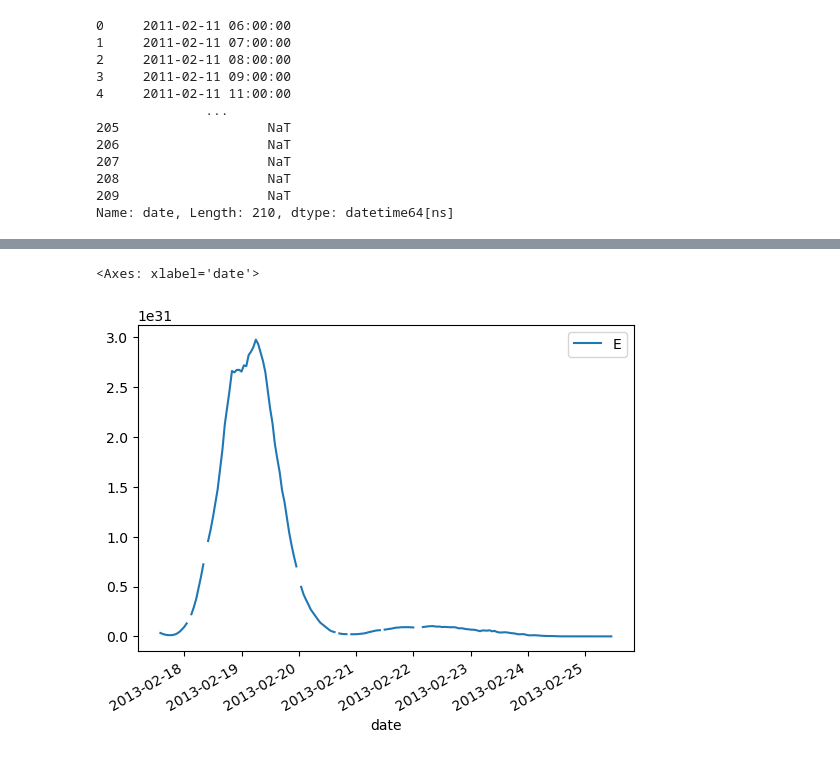
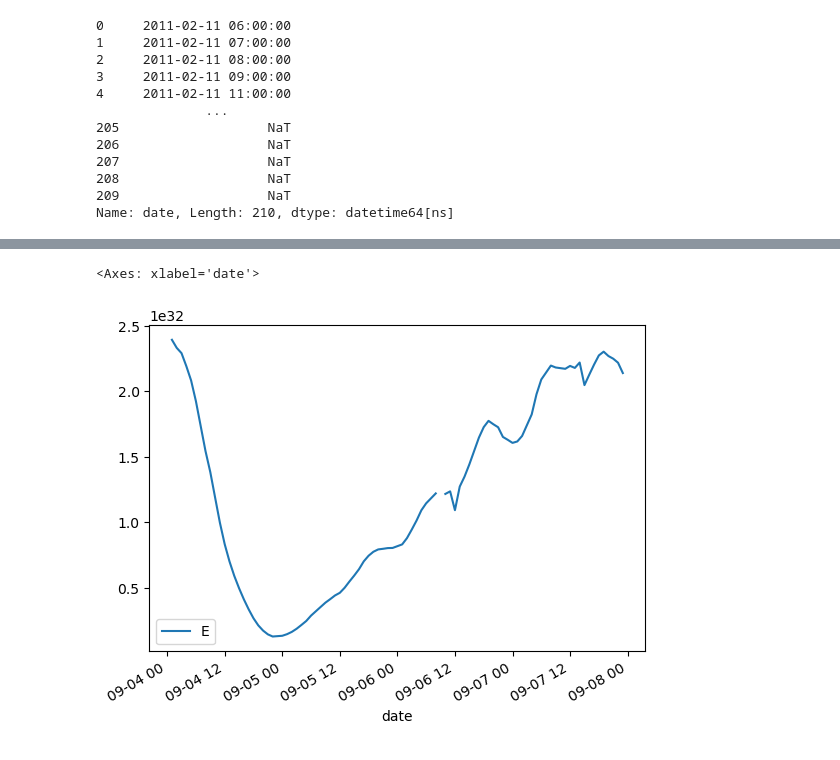
Before and after one commit to jakezetci/sun, a Jupyter notebook: distance_test.ipynb, the cells around one changed output, grey strips where cells are left out. Drawn from its saved outputs; the diff is of its cells as text; code cells hidden in the pictures.

Commit message:
new data (bad)

```diff
--- a/distance_test.ipynb
+++ b/distance_test.ipynb
@@ -63,5 +67,14 @@ df_2 = pd.DataFrame({'E': pd.Series(energys_2),
+# %%
+energys_3 = np.loadtxt('energys_12673_density=2, day=4.txt')
+xys_3 = np.loadtxt('locs_12673_density=2, day=4.txt')
+dates_3 = np.loadtxt('dates_12673_4_dens2.txt', dtype=np.datetime64)
+# %%
+df_3 = pd.DataFrame({'E': pd.Series(energys_3),
+                   'date': pd.Series(dates_3),
+                   'y': pd.Series(xys_3.T[0]),
+                   'x': pd.Series(xys_3.T[1])})
 # %%
-df_2.plot('date','E')
+df_3.plot('date','E')
 # %% [output]
 <Axes: xlabel='date'>
-[figure, old version]
+[figure, new version]
```
Also changed, not shown: parts of 8 cells of this notebook.
